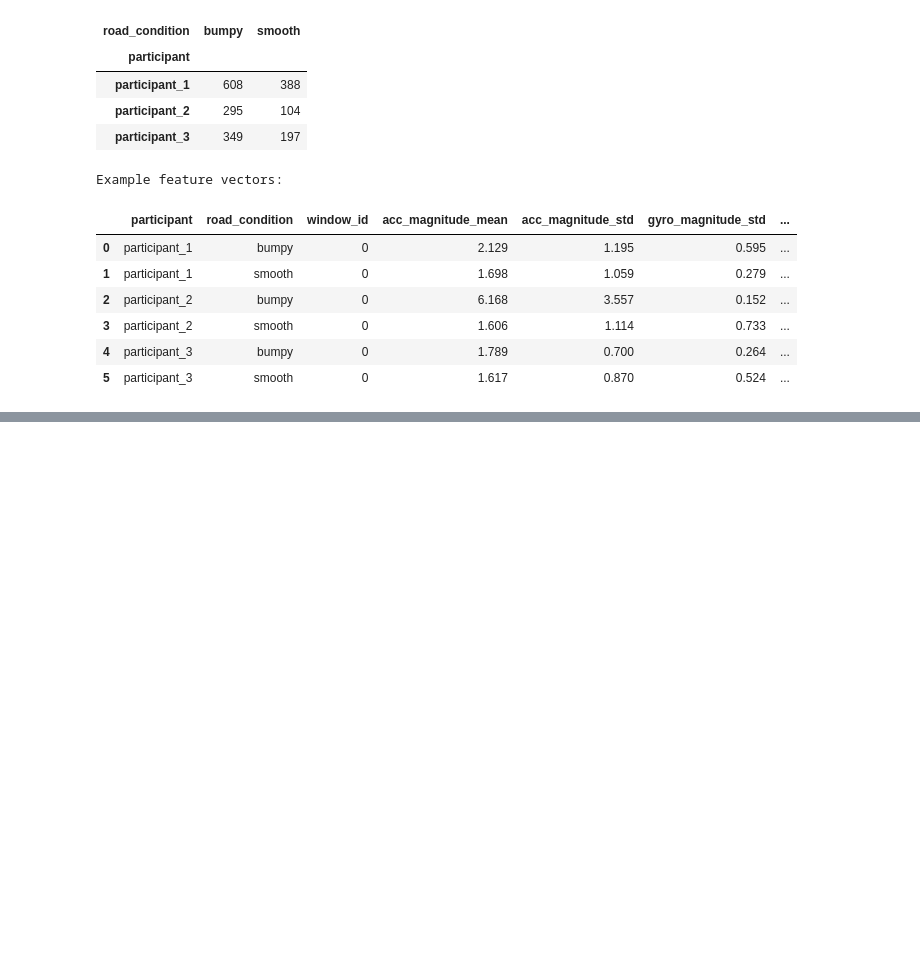
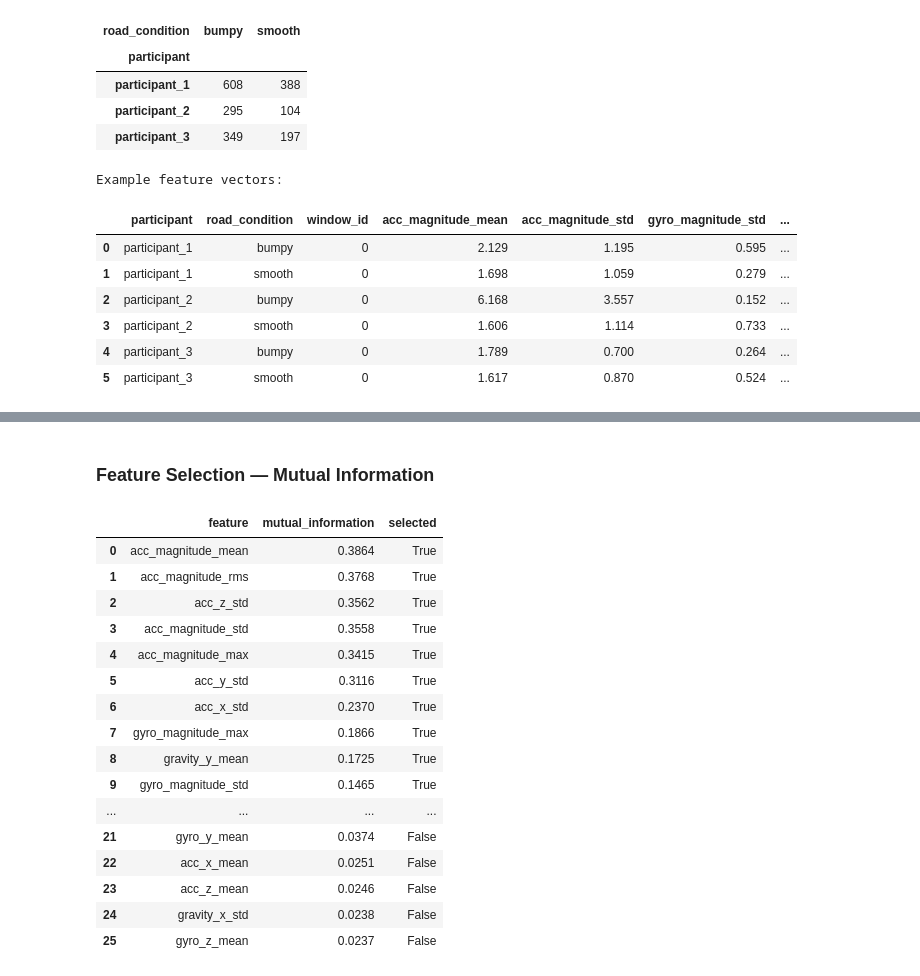
Before and after one commit to xinran-2/Pavement-smoothness-detection-model, a Jupyter notebook: notebooks/Project_pipeline.ipynb, the cells around one changed output, grey strips where cells are left out. Drawn from its saved outputs; the diff is of its cells as text; code cells hidden in the pictures; blank space fills up the shorter version.

```diff
--- a/notebooks/Project_pipeline.ipynb
+++ b/notebooks/Project_pipeline.ipynb
@@ -455,0 +569,73 @@ Example feature vectors:
+# %% [markdown]
+### Feature Selection — Mutual Information
+# %%
+from sklearn.feature_selection import SelectKBest, mutual_info_classif
+
+# Fix the random seed for reproducible MI estimation.
+# All predictors are treated as continuous sensor features.
+def compute_mutual_information(X_values, y_values):
+    return mutual_info_classif(
+        X_values,
+        y_values,
+        discrete_features=False,
+        random_state=42
+    )
+
+k_features = 10
+
+selector = SelectKBest(
+    score_func=compute_mutual_information,
+    k=k_features
+)
+
+# Fit feature selection on the training set ONLY.
+selector.fit(X_train, y_train)
+
+selected_mask = selector.get_support()
+selected_features = X_train.columns[selected_mask].tolist()
+
+# Apply the same column selection to both datasets.
+X_train_selected = X_train.loc[:, selected_features].copy()
+X_test_selected = X_test.loc[:, selected_features].copy()
+
+# Show scores for all features.
+mi_results = (
+    pd.DataFrame({
+        "feature": X_train.columns,
+        "mutual_information": selector.scores_,
+        "selected": selected_mask
+    })
+    .sort_values("mutual_information", ascending=False)
+    .reset_index(drop=True)
+)
+
+display(mi_results.round(4))
+
+print("Selected features:")
+for feature in selected_features:
+    print("-", feature)
+
+print("\nTraining shape after selection:", X_train_selected.shape)
+print("Test shape after selection:", X_test_selected.shape)
+
+assert X_train_selected.columns.equals(X_test_selected.columns)
+assert X_train_selected.index.equals(y_train.index)
+assert X_test_selected.index.equals(y_test.index)
+# %% [output]
+|  | feature | mutual_information | selected |
+| 0 | acc_magnitude_mean | 0.3864 | True |
+| 1 | acc_magnitude_rms | 0.3768 | True |
+| 2 | acc_z_std | 0.3562 | True |
+| 3 | acc_magnitude_std | 0.3558 | True |
+| 4 | acc_magnitude_max | 0.3415 | True |
+| 5 | acc_y_std | 0.3116 | True |
+| 6 | acc_x_std | 0.2370 | True |
+| 7 | gyro_magnitude_max | 0.1866 | True |
+| 8 | gravity_y_mean | 0.1725 | True |
+| 9 | gyro_magnitude_std | 0.1465 | True |
+| ... | ... | ... | ... |
+| 21 | gyro_y_mean | 0.0374 | False |
+| 22 | acc_x_mean | 0.0251 | False |
+| 23 | acc_z_mean | 0.0246 | False |
+| 24 | gravity_x_std | 0.0238 | False |
+| 25 | gyro_z_mean | 0.0237 | False |
```
Also changed, not shown: parts of 9 cells of this notebook.
